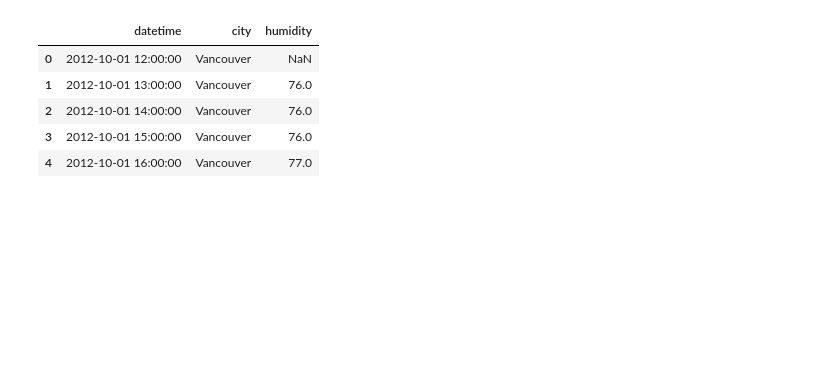
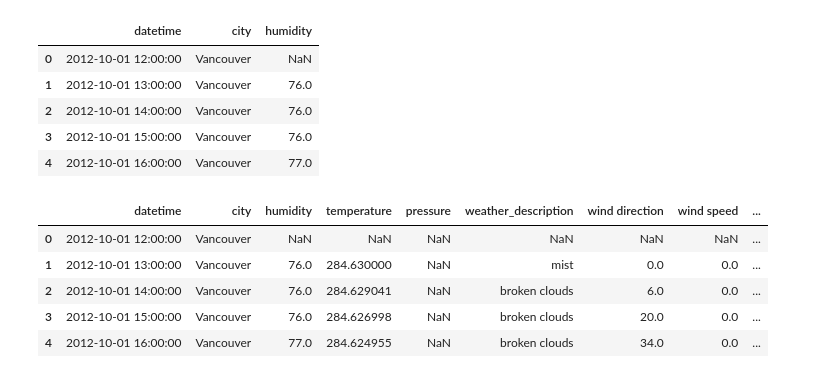
Before and after one commit to dnorris823/NA_Weather_Prediction, a Jupyter notebook: Initial Data Wrangling.ipynb, the cells around one changed output. Saved outputs shown, nothing was run; the diff lists cells and outputs as text; code cells hidden in the pictures; blank space fills up the shorter version.

```diff
--- a/Initial Data Wrangling.ipynb
+++ b/Initial Data Wrangling.ipynb
@@ -120,6 +123,15 @@ df.loc[df['city'] == 'Nahariyya', 'Latitude'] = 33.005859
 df.loc[df['city'] == 'Nahariyya', 'Longitude'] = 35.094090
 df.loc[df['city'] == 'Jerusalem', 'Latitude'] = 31.769039
 df.loc[df['city'] == 'Jerusalem', 'Longitude'] = 35.216331
+# %%
+df.head()
+# %% [output]
+|  | datetime | city | humidity | temperature | pressure | weather_description | wind direction | wind speed | ... |
+| 0 | 2012-10-01 12:00:00 | Vancouver | NaN | NaN | NaN | NaN | NaN | NaN | ... |
+| 1 | 2012-10-01 13:00:00 | Vancouver | 76.0 | 284.630000 | NaN | mist | 0.0 | 0.0 | ... |
+| 2 | 2012-10-01 14:00:00 | Vancouver | 76.0 | 284.629041 | NaN | broken clouds | 6.0 | 0.0 | ... |
+| 3 | 2012-10-01 15:00:00 | Vancouver | 76.0 | 284.626998 | NaN | broken clouds | 20.0 | 0.0 | ... |
+| 4 | 2012-10-01 16:00:00 | Vancouver | 77.0 | 284.624955 | NaN | broken clouds | 34.0 | 0.0 | ... |
 # %%
 df['datetime'] = pd.to_datetime(df['datetime'])
 # %%
```
Also changed, not shown: parts of 11 cells of this notebook, 3 other files.
